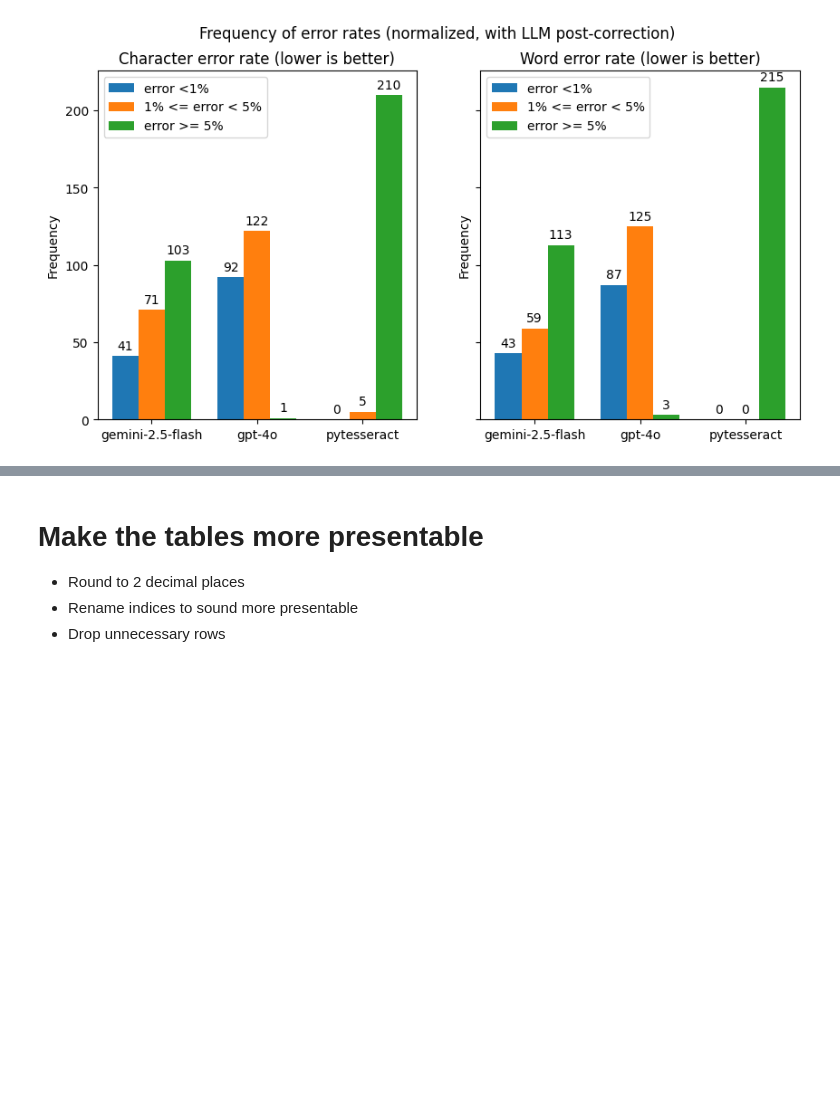
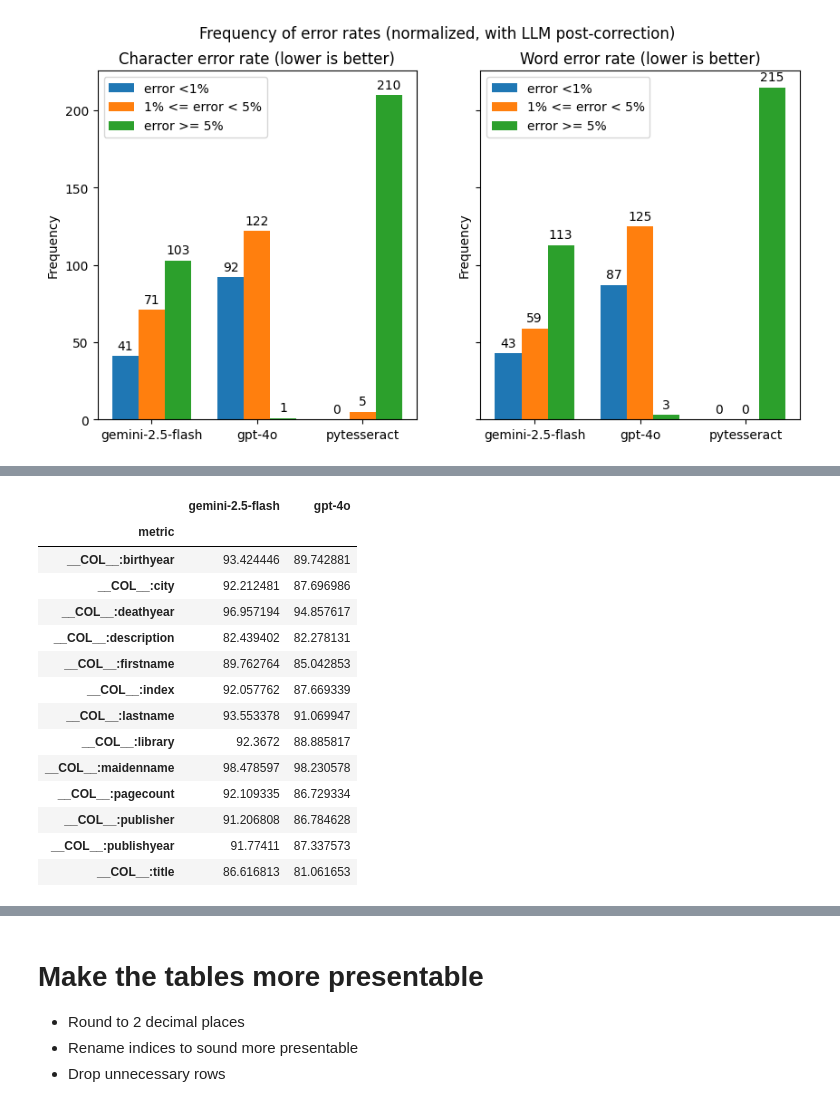
Before and after one commit to GC-20C-Text-Lab/ocr-benchmarking, a Jupyter notebook: src/workflow/visualizations.ipynb, the cells around one changed output, grey strips where cells are left out. Cells and saved outputs as stored; diff of their text form; code cells hidden in the pictures; blank space fills up the shorter version.

```diff
--- a/src/workflow/visualizations.ipynb
+++ b/src/workflow/visualizations.ipynb
@@ -565,0 +629,19 @@ plt.savefig('error_freq.svg', format='svg', bbox_inches='tight')
+# %%
+txt2json_normalized = json_col_pct.loc[('llm-txt2json', 'normalized')]
+txt2json_normalized
+# %% [output]
+|  | gemini-2.5-flash | gpt-4o |
+| metric |  |  |
+| __COL__:birthyear | 93.424446 | 89.742881 |
+| __COL__:city | 92.212481 | 87.696986 |
+| __COL__:deathyear | 96.957194 | 94.857617 |
+| __COL__:description | 82.439402 | 82.278131 |
+| __COL__:firstname | 89.762764 | 85.042853 |
+| __COL__:index | 92.057762 | 87.669339 |
+| __COL__:lastname | 93.553378 | 91.069947 |
+| __COL__:library | 92.3672 | 88.885817 |
+| __COL__:maidenname | 98.478597 | 98.230578 |
+| __COL__:pagecount | 92.109335 | 86.729334 |
+| __COL__:publisher | 91.206808 | 86.784628 |
+| __COL__:publishyear | 91.77411 | 87.337573 |
+| __COL__:title | 86.616813 | 81.061653 |
```
Also changed, not shown: parts of 5 cells of this notebook, 5 other files.
